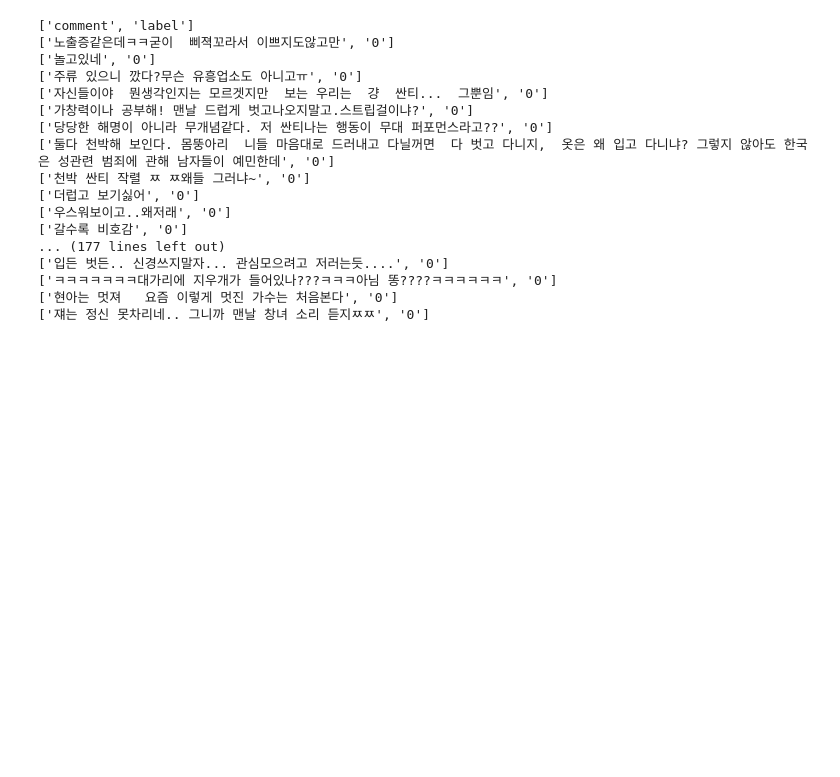
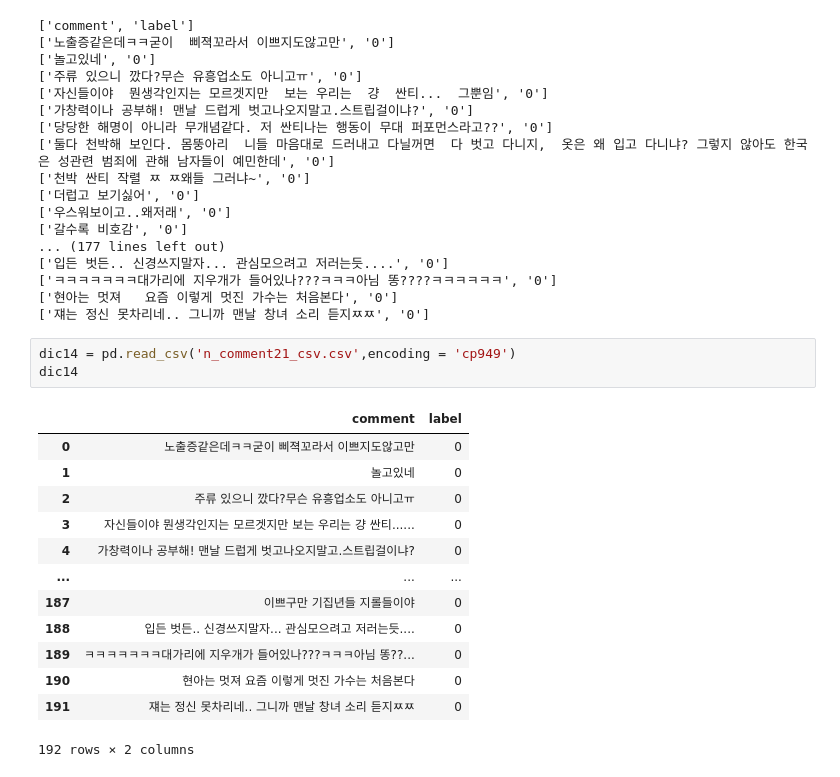
Before and after one commit to sooyeon-go/grad_project, a Jupyter notebook: comment_crawling_r/comment2_csv.ipynb, the cells around one changed output. Drawn from its saved outputs; the diff is of its cells as text; blank space fills up the shorter version.

```diff
--- a/comment_crawling_r/comment2_csv.ipynb
+++ b/comment_crawling_r/comment2_csv.ipynb
@@ -861,3 +861,20 @@ f.close()
 ['ㅋㅋㅋㅋㅋㅋㅋ대가리에 지우개가 들어있나???ㅋㅋㅋ아님 똥????ㅋㅋㅋㅋㅋㅋ', '0']
 ['현아는 멋져   요즘 이렇게 멋진 가수는 처음본다', '0']
 ['쟤는 정신 못차리네.. 그니까 맨날 창녀 소리 듣지ㅉㅉ', '0']
+# %%
+dic14 = pd.read_csv('n_comment21_csv.csv',encoding = 'cp949')
+dic14
+# %% [output]
+|  | comment | label |
+| 0 | 노출증같은데ㅋㅋ굳이 삐젹꼬라서 이쁘지도않고만 | 0 |
+| 1 | 놀고있네 | 0 |
+| 2 | 주류 있으니 깠다?무슨 유흥업소도 아니고ㅠ | 0 |
+| 3 | 자신들이야 뭔생각인지는 모르겟지만 보는 우리는 걍 싼티...... | 0 |
+| 4 | 가창력이나 공부해! 맨날 드럽게 벗고나오지말고.스트립걸이냐? | 0 |
+| ... | ... | ... |
+| 187 | 이쁘구만 기집년들 지롤들이야 | 0 |
+| 188 | 입든 벗든.. 신경쓰지말자... 관심모으려고 저러는듯.... | 0 |
+| 189 | ㅋㅋㅋㅋㅋㅋㅋ대가리에 지우개가 들어있나???ㅋㅋㅋ아님 똥??... | 0 |
+| 190 | 현아는 멋져 요즘 이렇게 멋진 가수는 처음본다 | 0 |
+| 191 | 쟤는 정신 못차리네.. 그니까 맨날 창녀 소리 듣지ㅉㅉ | 0 |
+192 rows × 2 columns
```
Also changed, not shown: parts of 1 cell of this notebook.
